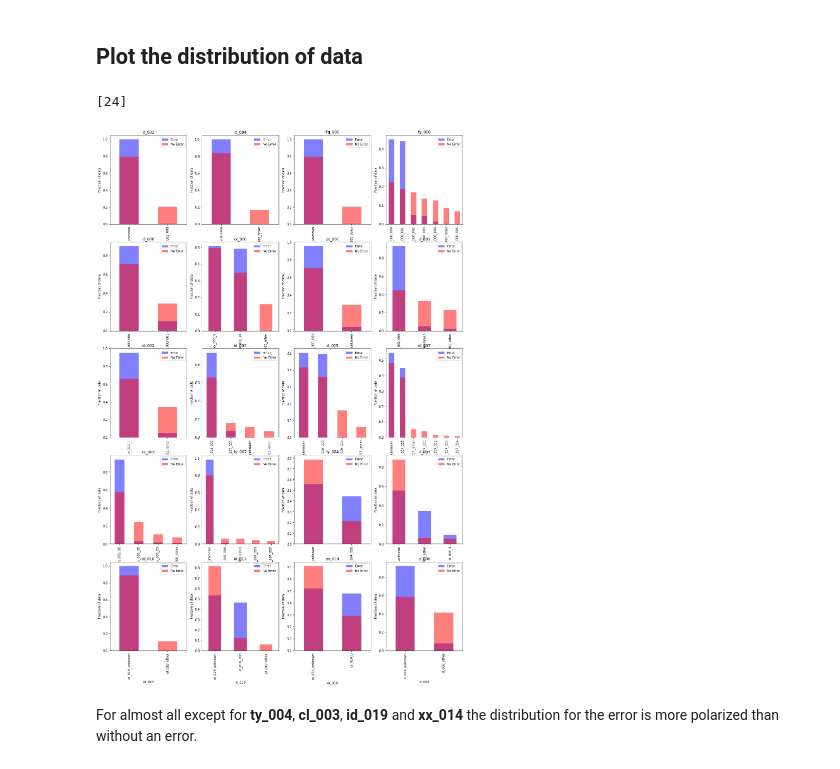
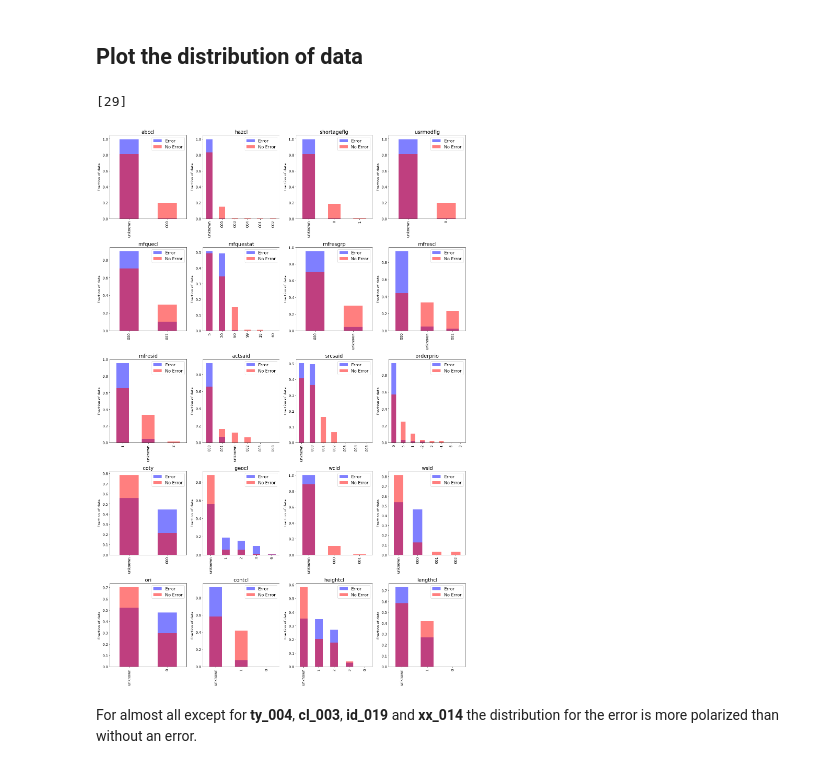
Before and after one commit to Lisalottel/Springboard, a Jupyter notebook: Capstone_03/03_EDA.ipynb, the cells around one changed output. Saved outputs shown, nothing was run; the diff lists cells and outputs as text; code cells hidden in the pictures.

```diff
--- a/Capstone_03/03_EDA.ipynb
+++ b/Capstone_03/03_EDA.ipynb
@@ -68 +180,9 @@ sns.pairplot(df_combo)
+# %%
+intervall = np.hstack((list(range(-1,12)),(13,15,17,20,25,35,40)))
+df_combo['xx_006'] = pd.cut(df_combo.xx_006,intervall,labels=False).astype(int)
+# %%
+from sklearn.preprocessing import MinMaxScaler
+mms = MinMaxScaler()
+mms.fit(df_combo['xx_006'].values.reshape(-1,1))
+df_combo['xx_006'] = mms.transform(df_combo['xx_006'].values.reshape(-1,1))
 # %% [markdown]
@@ -72,7 +192,7 @@ We have inside knowledge that these features contain numerical data and to compa
 from sklearn.cluster import KMeans
 plt.figure(figsize=(12,4))
 k = 1
-for var in ['xx_006','xx_016','xx_028']:
+for var in ['xx_016','xx_028']:
     inertia = []
 
     for nc in range(2,12):
@@ -88,5 +208,6 @@ for var in ['xx_006','xx_016','xx_028']:
 # %%
-for var in ['xx_006','xx_016','xx_028']:
+from sklearn.preprocessing import MinMaxScaler
+for var in ['xx_016','xx_028']:
     if var == 'xx_028':
         n_clust = 5
     else:
@@ -109,5 +230,9 @@ for var in ['xx_006','xx_016','xx_028']:
     # Create dummy features
     df_temp2 = pd.get_dummies(df_temp[var+'_cluster'],prefix=var, prefix_sep='_')
     # Add to data set
-    df_combo = pd.concat([df_combo.drop(var,axis=1),df_temp2],axis=1)
+    df_combo = pd.concat([df_combo,df_temp2],axis=1)
+    # Rescale the data set
+    mms = MinMaxScaler()
+    mms.fit(df_combo[var].values.reshape(-1,1))
+    df_combo[var] = mms.transform(df_combo[var].values.reshape(-1,1))
 # %% [output]
@@ -444,25 +558,37 @@ Remaining open questions:
 # %% [markdown]
 ## Plot the distribution of data
 # %%
+label_type = '' # '_Acro'
 k=1
 plt.figure(figsize=(20,30))
 for v in df_combo.columns:
-    plt.subplot(5,4,k)
+    ax = plt.subplot(5,4,k)
     if len(df_combo[v].unique())>10:
         continue
     tab =df_combo.groupby('error')[v].value_counts(normalize=True)
-    tab[1].plot(kind='bar', alpha=0.5,color='blue',label='Error')
-    tab[0].plot(kind='bar', alpha=0.5,color='r',label='No Error')
+    if isinstance(tab[0].index[0],str) == False:
+        tab[1].plot(kind='bar', alpha=0.5,color='blue',label='Error')
+        tab[0].plot(kind='bar', alpha=0.5,color='r',label='No Error')
+    else:
+        tab1 = pd.DataFrame(tab[1].values,columns=['Error'],index=[i.split('_')[-1] for i in tab[1].index])
+        tab0 = pd.DataFrame(tab[0].values,columns=['No Error'],index=[i.split('_')[-1] for i in tab[0].index])
+        tab1.plot(kind='bar', alpha=0.5,color='blue',label='Error',ax=ax)
+        tab0.plot(kind='bar', alpha=0.5,color='r',label='No Error',ax=ax)
     plt.legend()
     plt.ylabel('Fraction of data')
-    plt.title(v)
+    plt.xlabel('')
+    if label_type == '_Acro':
+        plt.title(v)
+    else:
+        plt.title(feature_def(v))
     k+=1
     if k == 21:
         print(np.where(df_combo.columns==v)[0])
         break
-plt.show()
+plt.tight_layout()
+plt.savefig('../plots/Hist_Overview{}.png'.format(label_type))
 # %% [output]
-[24]
+[29]
-[figure, old version]
+[figure, new version]
 # %% [markdown]
 For almost all except for **ty_004**, **cl_003**, **id_019** and **xx_014** the distribution for the error is more polarized than without an error.
```
Also changed, not shown: parts of 28 cells of this notebook, 3 other files.
